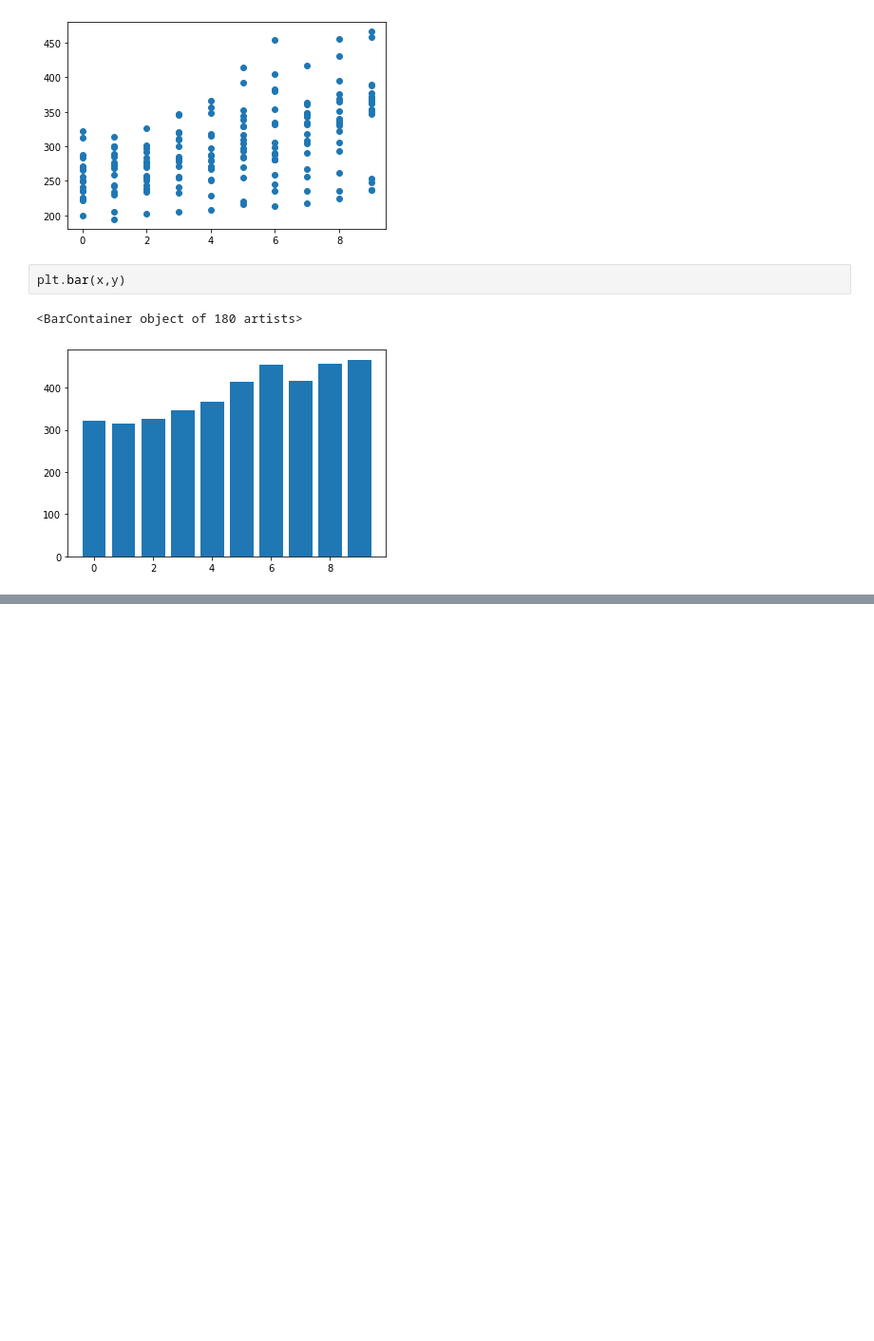
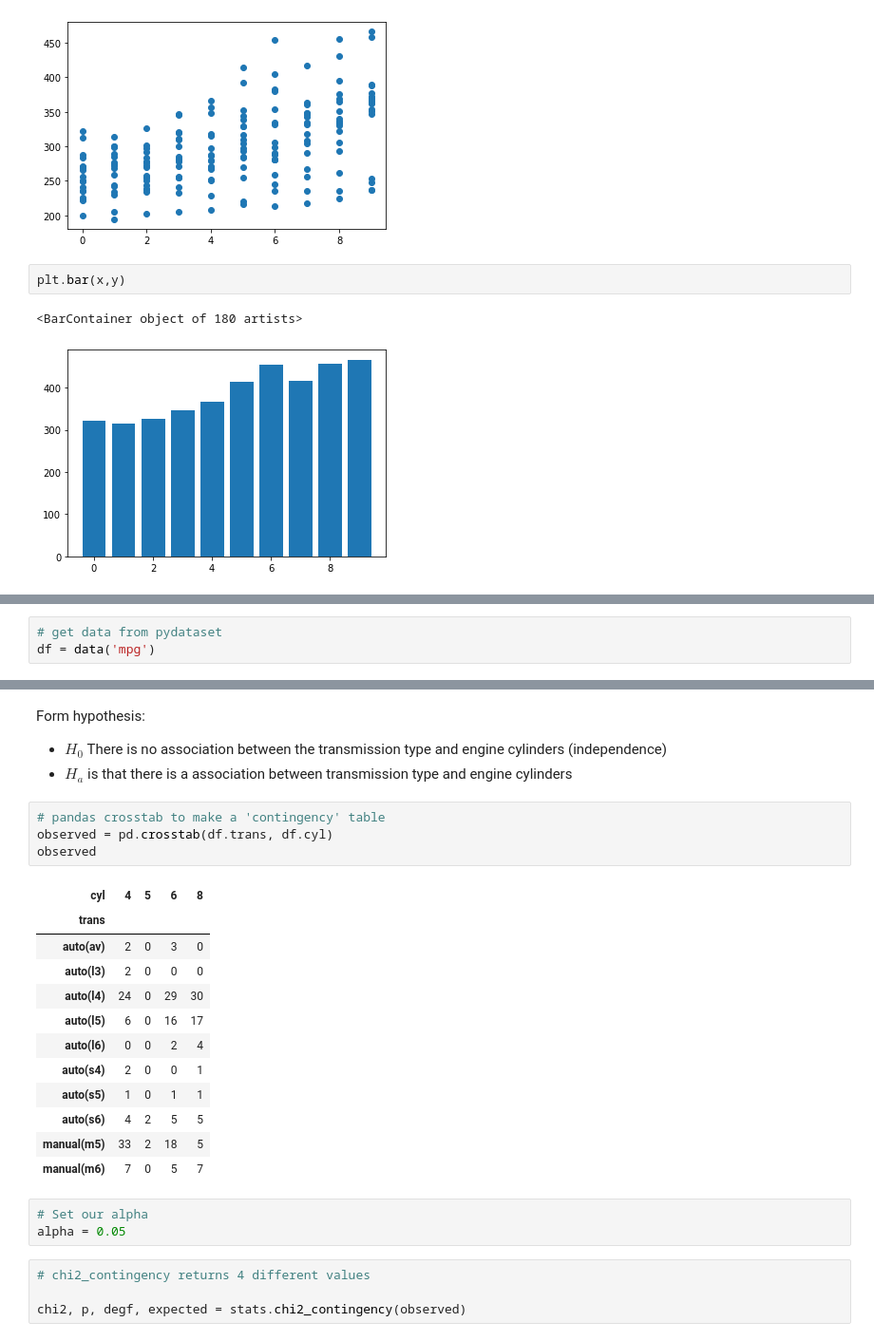
Before and after one commit to jamesallen0351/statistics-exercises, a Jupyter notebook: hypothesis_testing.ipynb, the cells around one changed output, grey strips where cells are left out. Shown at 95% size. Cells and saved outputs as stored; diff of their text form; blank space fills up the shorter version.

```diff
--- a/hypothesis_testing.ipynb
+++ b/hypothesis_testing.ipynb
@@ -741,0 +895,3 @@ plt.bar(x,y)
+# %%
+# get data from pydataset
+df = data('mpg')
@@ -741,0 +909,29 @@ plt.bar(x,y)
+# %% [markdown]
+Form hypothesis:
+
+- $H_0$ There is no association between the transmission type and engine cylinders (independence)
+- $H_a$ is that there is a association between transmission type and engine cylinders
+# %%
+# pandas crosstab to make a 'contingency' table
+observed = pd.crosstab(df.trans, df.cyl)
+observed
+# %% [output]
+| cyl | 4 | 5 | 6 | 8 |
+| trans |  |  |  |  |
+| auto(av) | 2 | 0 | 3 | 0 |
+| auto(l3) | 2 | 0 | 0 | 0 |
+| auto(l4) | 24 | 0 | 29 | 30 |
+| auto(l5) | 6 | 0 | 16 | 17 |
+| auto(l6) | 0 | 0 | 2 | 4 |
+| auto(s4) | 2 | 0 | 0 | 1 |
+| auto(s5) | 1 | 0 | 1 | 1 |
+| auto(s6) | 4 | 2 | 5 | 5 |
+| manual(m5) | 33 | 2 | 18 | 5 |
+| manual(m6) | 7 | 0 | 5 | 7 |
+# %%
+# Set our alpha
+alpha = 0.05
+# %%
+# chi2_contingency returns 4 different values
+
+chi2, p, degf, expected = stats.chi2_contingency(observed)
```
Also changed, not shown: parts of 46 cells of this notebook.
